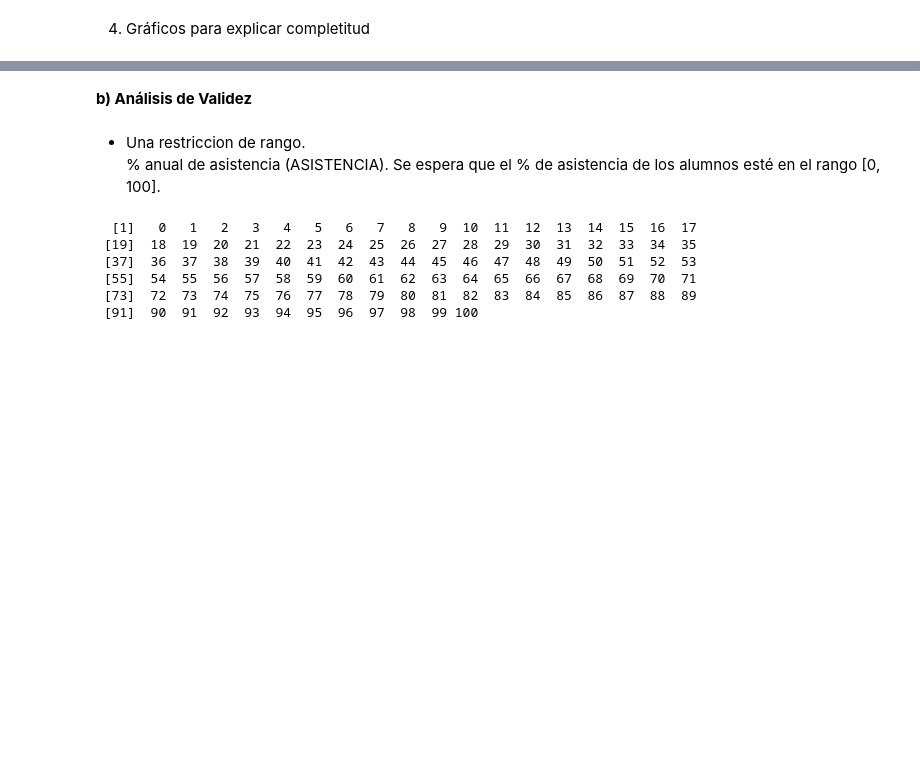
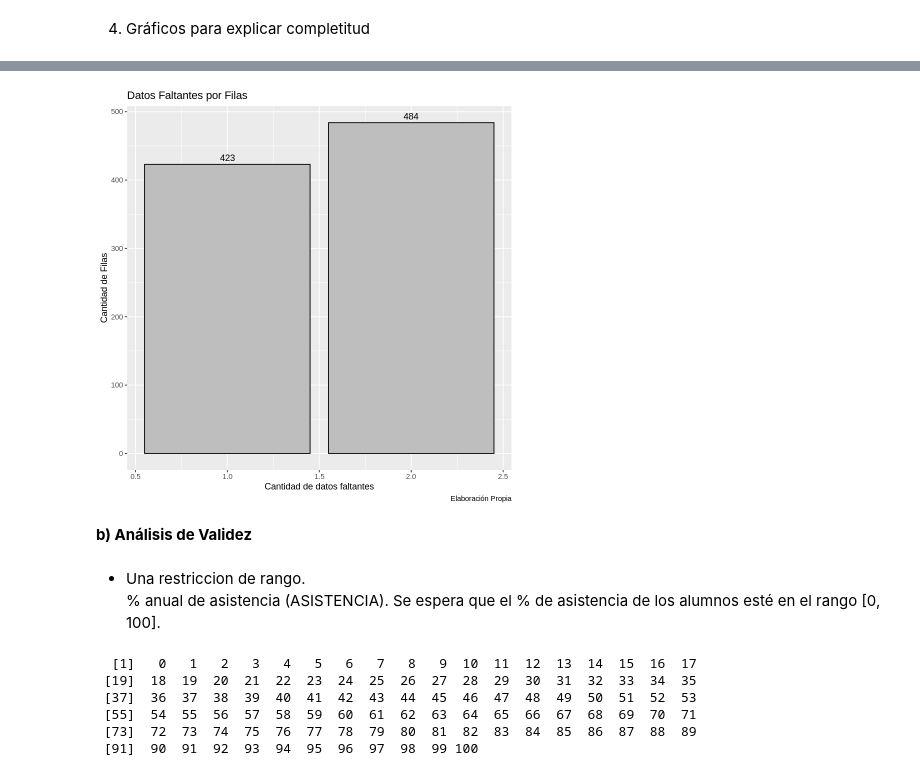
Before and after one commit to adelrio89/data_science_for_public_policy, a Jupyter notebook: Tarea_2_Gestión_de_Datos.ipynb, the cells around one changed output, grey strips where cells are left out. Saved outputs shown, nothing was run; the diff lists cells and outputs as text; code cells hidden in the pictures; blank space fills up the shorter version.

```diff
--- a/Tarea_2_Gestión_de_Datos.ipynb
+++ b/Tarea_2_Gestión_de_Datos.ipynb
@@ -238,3 +379,13 @@ ggplot(data_edad, aes(x=tipo,y=cant)) + geom_col() + geom_text(aes(label=cant),v
+# %%
+# Datos Faltantes por Fila
+rendimiento_2019$na_fila <- apply(is.na(rendimiento_2019), 1, sum)
+g_na_filas <- rendimiento_2019 %>% filter(na_fila > 0) %>% group_by(na_fila) %>% mutate(cant=n()) %>% select(na_fila, cant) %>% distinct()
+ggplot(g_na_filas, aes(x=na_fila,y=cant)) +
+geom_col(fill="gray",color="black") +
+geom_text(aes(label=cant),vjust = -0.5) +
+labs(x='Cantidad de datos faltantes', y='Cantidad de Filas', title='Datos Faltantes por Filas', subtile='Rendimiento Escolar 2019', caption='Elaboración Propia')
+# %% [output]
+[figure, added]
 # %% [markdown]
 **b) Análisis de Validez**
 # %% [markdown]
```
Also changed, not shown: parts of 44 cells of this notebook.
